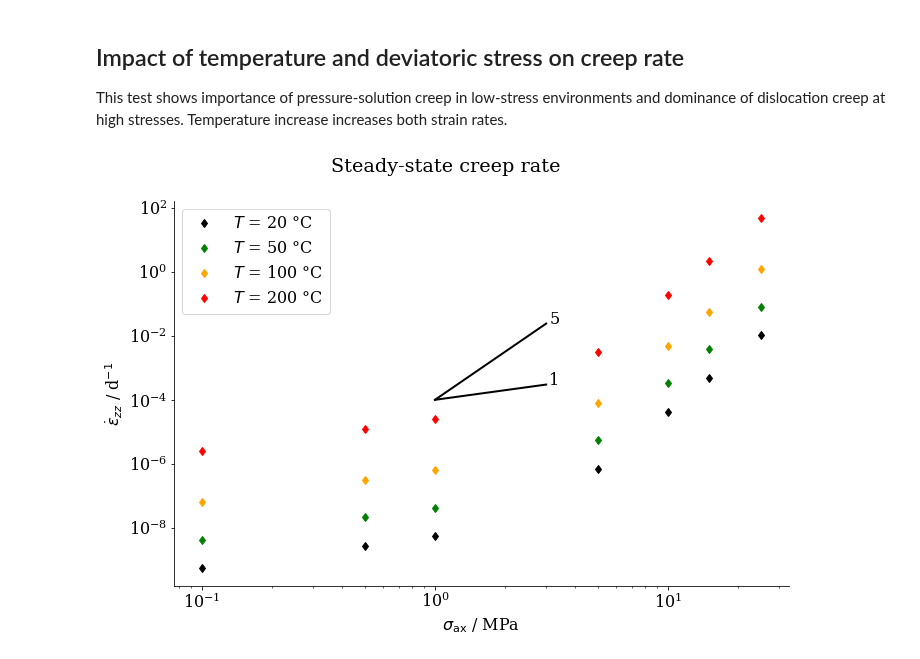
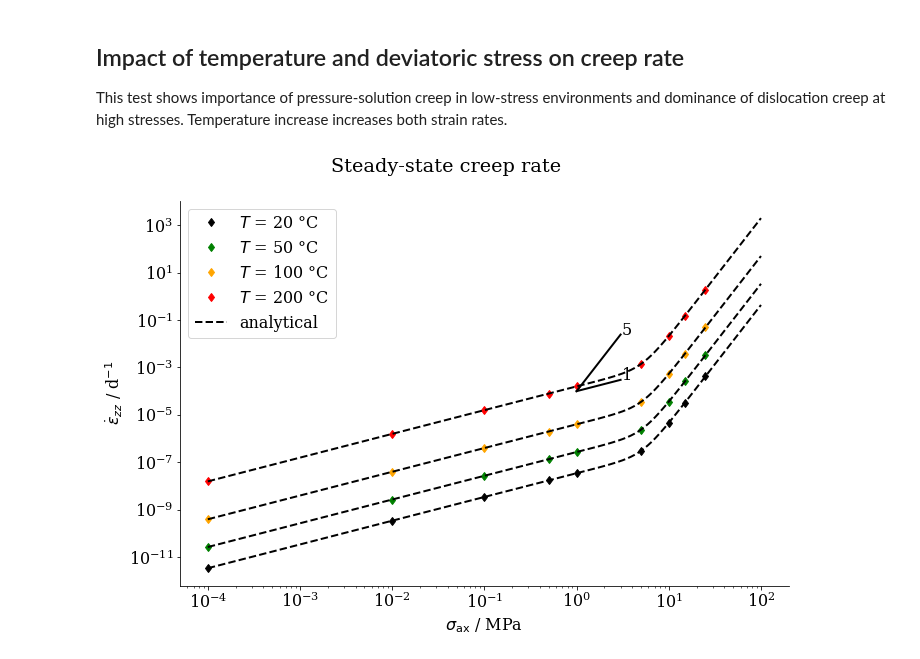
Before and after one commit to nagelt/MechanicsTrainingCourse2020, a Jupyter notebook: MFront/PLL.ipynb, the cells around one changed output. Saved outputs shown, nothing was run; the diff lists cells and outputs as text; code cells hidden in the pictures.

```diff
--- a/MFront/PLL.ipynb
+++ b/MFront/PLL.ipynb
@@ -37,8 +37,8 @@ m1 = 5
 nu = 0.27
 
 A2 = 0.
-Q2 = 54e3
+Q2 = 24.5e3
 sref = 1.
-Dgrain = 5e-3
+Dgrain = 5e-2
 # %%
 build_release = 'mfront --obuild --interface=generic PowerLawLinearCreep.mfront'
@@ -151,7 +149,7 @@ ax.legend();
 #HIDDEN
 def run_stress_effect_sim(t_discrete, sax, T):
     m    = mtest.MTest()
-    m.setMaximumNumberOfSubSteps(1)
+    m.setMaximumNumberOfSubSteps(10)
     m.setBehaviour('generic', './src/libBehaviour.so', 'PowerLawLinearCreep')
     m.setImposedStress('SXX', 0.0)
     m.setImposedStress('SYY', 0.0)
@@ -164,10 +162,10 @@ def run_stress_effect_sim(t_discrete, sax, T):
     m.setMaterialProperty('PowerLawFactor', A1)
     m.setMaterialProperty('PowerLawEnergy', Q1)
     m.setMaterialProperty('PowerLawExponent', 5)
-    m.setMaterialProperty('LinearLawFactor', A1/1e3)
+    m.setMaterialProperty('LinearLawFactor', A1/10)
     m.setMaterialProperty('LinearLawEnergy', Q1)
     m.setMaterialProperty('ReferenceStress', sref)
-    m.setMaterialProperty('SaltGrainSize', 2e-2)
+    m.setMaterialProperty('SaltGrainSize', Dgrain)
     m.setExternalStateVariable("Temperature", T)
     s = mtest.MTestCurrentState()
     wk = mtest.MTestWorkSpace()
@@ -187,29 +185,35 @@ def run_stress_effect_sim(t_discrete, sax, T):
 This test shows importance of pressure-solution creep in low-stress environments and dominance of dislocation creep at high stresses. Temperature increase increases both strain rates.
 # %%
 #HIDDEN
-sax = [0.1,0.5,1,5,10,15,25]
+sax = [1e-4,0.01,0.1,0.5,1,5,10,15,25]
 temps = [20,50,100,200]
 cols = ['black','green','orange','red']
+times = np.linspace(0,100,1000)
+creep_rate = lambda sig, T: A1 * np.exp(-Q1/(8.3145*(273.15+T))) * np.power(sig/sref,5) + A1/10/Dgrain**3 * np.exp(-Q1/(8.3145*(273.15+T))) * sig/sref
 fig,ax = plt.subplots(figsize=(10,7))
 for s in sax:
     for i,T in enumerate(temps):
         eps1, eps0 = run_stress_effect_sim(times,s,T+273.15)
         dot_eps_av = np.mean((eps1[2:]-eps0[2:])/(times[1] - times[0]))
         if s == sax[0]:
             ax.plot(s,dot_eps_av,label='$T$ = %i °C' %T, ls='', marker='d',color=cols[i])
         else:
             ax.plot(s,dot_eps_av, ls='', marker='d',color=cols[i])
+sigs = np.logspace(-4,2,1000)
+ax.plot(sigs,creep_rate(sigs,temps[0]),color='black',ls='--',label='analytical')
+for T in temps[1:]:
+    ax.plot(sigs,creep_rate(sigs,T),color='black',ls='--')
 ax.plot([1,3],[1e-4,(3**5)*1e-4],ls='-',color='black')#5
 ax.plot([1,3],[1e-4,3e-4],ls='-',color='black')#1
 ax.text(3.1,(3**5)*1e-4,'5')
 ax.text(3.1,3e-4,'1')
 ax.set_xlabel('$\\sigma_\\mathrm{ax}$ / MPa')
 ax.set_ylabel('$\\dot{\\epsilon}_{zz}$ / d$^{-1}$')
 ax.set_xscale('log')
 ax.set_yscale('log')
 fig.suptitle('Steady-state creep rate')
 ax.legend();
 fig.tight_layout();
 fig.savefig('creep_transition.pdf')
 # %% [output]
-[figure, old version]
+[figure, new version]
```
Also changed, not shown: parts of 1 cell of this notebook, 6 other files.
